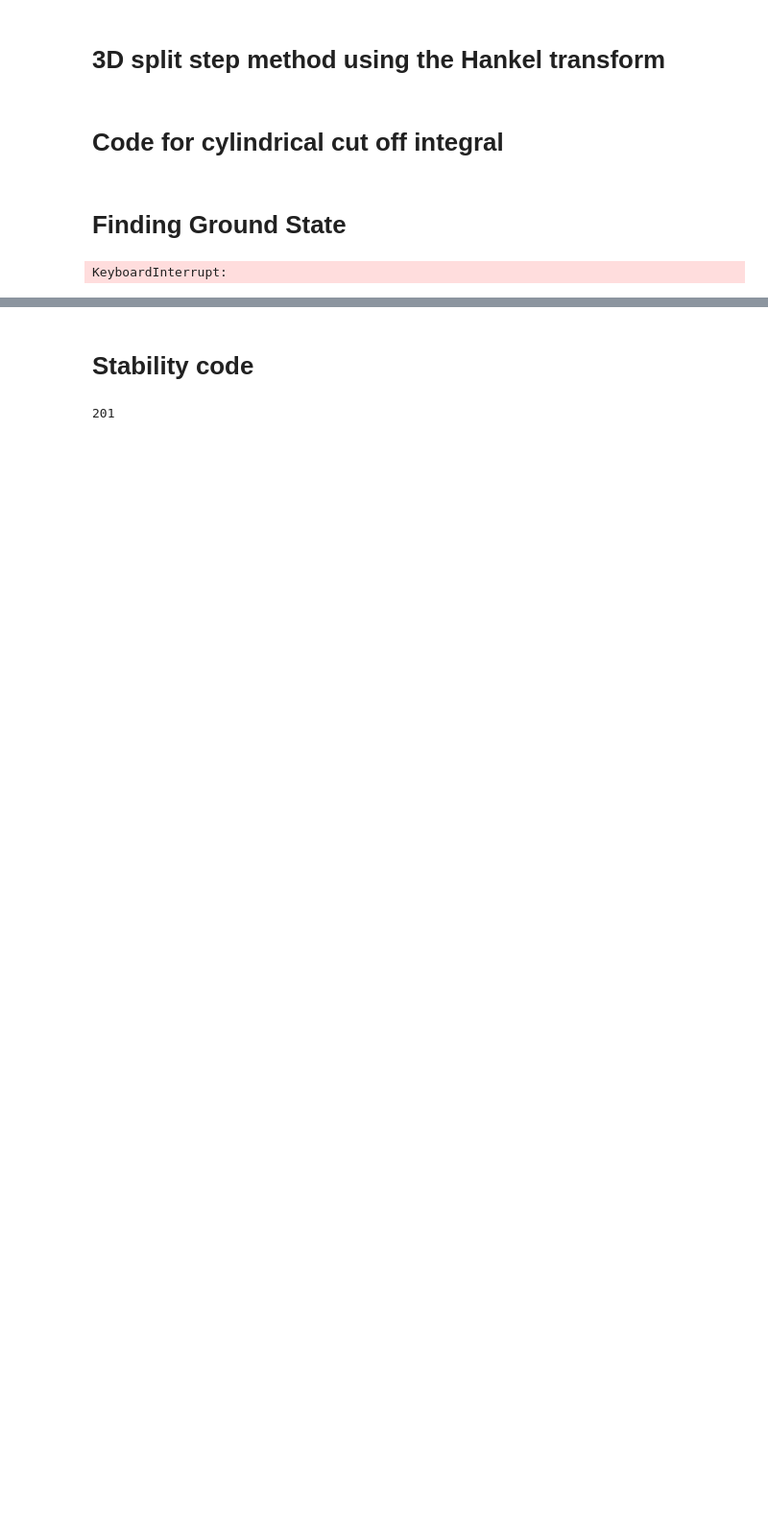
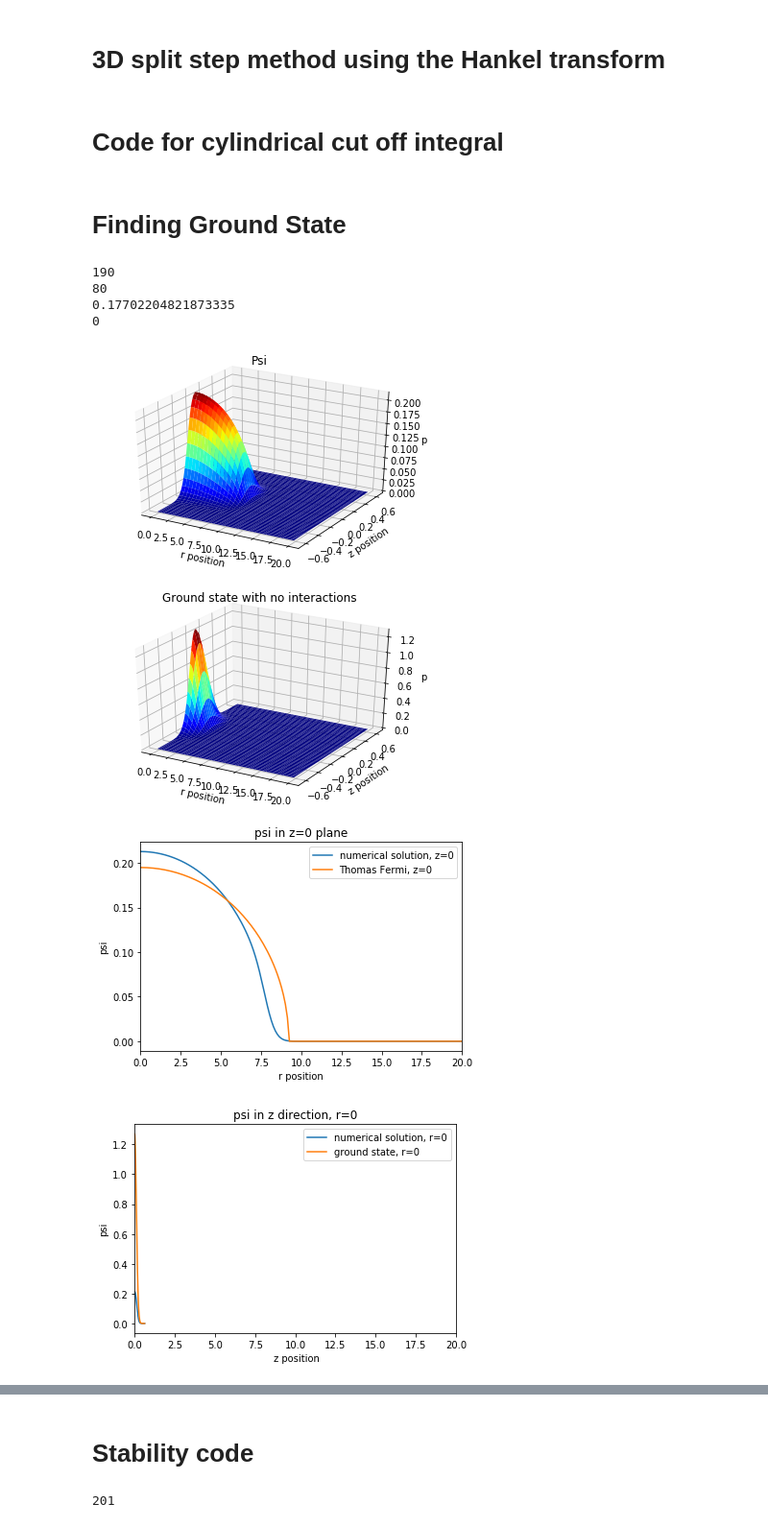
Before and after one commit to DavidStrachan1/BEC-of-dipolar-atoms-simulations, a Jupyter notebook: 3D hankel-checkpoint.ipynb, the cells around one changed output, grey strips where cells are left out. Shown at 96% size. Cells and saved outputs as stored; diff of their text form; code cells hidden in the pictures; blank space fills up the shorter version.

```diff
--- a/3D hankel-checkpoint.ipynb
+++ b/3D hankel-checkpoint.ipynb
@@ -90,12 +90,12 @@ def Norm_r_or_rho(psi,space,gamma): ##space is either r or rho, normalisation fu
 
 
 
-def dd_cont_cyl(psi_zr,D,Udd,J):
+def dd_cont_cyl(psi_zr,Udd,J):
     return ifft(iqfht(Udd*qfht(fft(np.abs(psi_zr)**2,axis=1),J),J),axis=1) ## Convolution of dipole term
 
 
 def Vzr(psi,r,gamma,gs,J): ##potential function, including interaction terms
-    return 0.5*(r**2 + (gamma*z(gamma))**2) +(gs*np.abs(psi)**2) +dd_cont_cyl(psi_zr,D,Udd,J)
+    return 0.5*(r**2 + (gamma*z(gamma))**2) +(gs*np.abs(psi)**2) +dd_cont_cyl(psi_zr,Udd,J)
 
 def chem(gamma,gs,a,m,xs,g): ##chemical potential in Thomas-Fermi limit
     No = gs*xs/(4*np.pi*a) #number of particles
@@ -168,8 +168,8 @@ exp_T = np.exp((-1j*dt*T))
 lamda = 4*np.pi*D/3
 Udd = 3*(np.nan_to_num(kz(gamma)/k_mag,posinf=0))**2 - 1
 if gamma>5: ##z cutoff
-    Udd += np.exp(-Zc(gamma)*2*np.pi*rho)*((np.nan_to_num(2*np.pi*rho/kz(gamma),posinf=0)**2)*np.cos(Zc(gamma)*kz(gamma))
-                        -np.nan_to_num(2*np.pi*rho/kz(gamma),posinf=0)*np.nan_to_num(kz(gamma)/k_mag,posinf=0)*np.sin(Zc(gamma)*kz(gamma)))
+    Udd += np.exp(-Zc(gamma)*2*np.pi*rho)*((np.nan_to_num(2*np.pi*rho/k_mag,posinf=0)**2)*np.cos(Zc(gamma)*kz(gamma))
+                        -np.nan_to_num(2*np.pi*rho/k_mag,posinf=0)*np.nan_to_num(kz(gamma)/k_mag,posinf=0)*np.sin(Zc(gamma)*kz(gamma)))
     Udd -= U ## includes radial cut off, we set it to zero if we're only using a z cutoff
 else: #spherical cut off
     Udd*= (1+3*np.nan_to_num(np.cos(Rc*k_mag)/((Rc*k_mag)**2),posinf=0) -3*np.nan_to_num(np.sin(Rc*k_mag)/((Rc*k_mag)**3),posinf=0))
@@ -259,31 +259,38 @@ plt.ylabel('psi')
 plt.show()
 
 plt.plot(z(gamma)[0,:],np.abs(psi_zr[0,:]),label="numerical solution, r=0")
 plt.plot(z(gamma)[0,:],np.abs(gnd_state[0,:]),label = "ground state, r=0")
 plt.title('psi in z direction, r=0')
 plt.xlim(0,r_cutoff)
 plt.legend()
 plt.xlabel(' z position')
 plt.ylabel('psi')
 plt.show()
 
 plt.plot(r[:,0],100*diff_zr[:,midway_index_z]/np.max(psi_zr),label="diff in r direction, z=0")
 plt.plot(z(gamma)[0,:],100*diff_zr[0,:]/np.max(psi_zr),label="diff in z direction, r=0")
 plt.title('diff/% of psi for r=0 and z=0 to ground state with no interactions')
 plt.xlabel('r,z')
 plt.ylabel('difference in % of max psi"')
 plt.legend()
 plt.show()
 
 fig,ax = plt.subplots()
 ax.contour(r,z(gamma),np.abs(psi_zr))
 ax.set_title('contour plot of psi')
 #ax.set_ylim(-1,1)
 #ax.set_xlim(0,box)
 ax.set_xlabel('r position')
 ax.set_ylabel('z position')
 ax.set_xlim([0,r_cutoff])
 ax.set_ylim([-z_cutoff,z_cutoff])
 plt.show()
 # %% [output]
-KeyboardInterrupt:
+190
+80
+0.17702204821873335
+0
+[figure, added]
+[figure, added]
+[figure, added]
+[figure, added]
```
Also changed, not shown: parts of 2 cells of this notebook, 1 other file.
